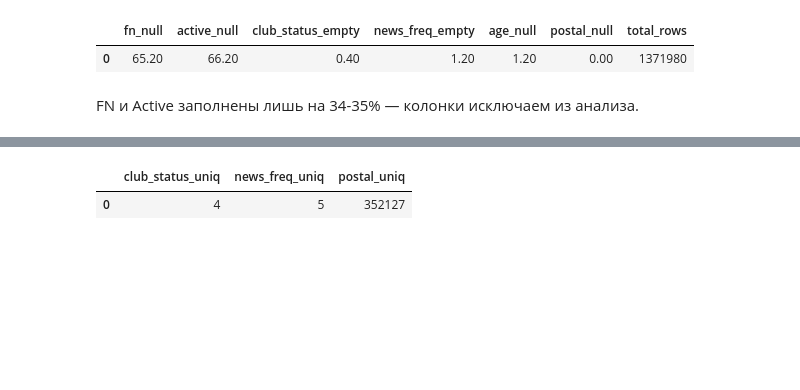
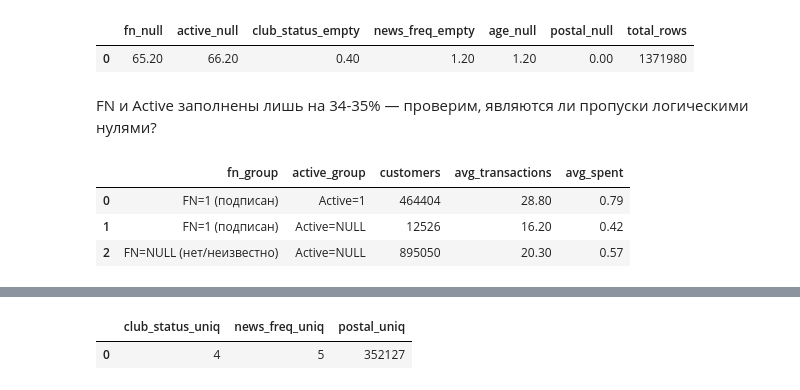
Before and after one commit to k1ruxaK/hm-customer-analytics, a Jupyter notebook: notebooks/01_eda.ipynb, the cells around one changed output, grey strips where cells are left out. Drawn from its saved outputs; the diff is of its cells as text; code cells hidden in the pictures; blank space fills up the shorter version.

Commit message:
"сделал когортный анализ"

```diff
--- a/notebooks/01_eda.ipynb
+++ b/notebooks/01_eda.ipynb
@@ -224,4 +224,33 @@ display(miss_pct)
 |  | fn_null | active_null | club_status_empty | news_freq_empty | age_null | postal_null | total_rows |
 | 0 | 65.20 | 66.20 | 0.40 | 1.20 | 1.20 | 0.00 | 1371980 |
 # %% [markdown]
-FN и Active заполнены лишь на 34-35% — колонки исключаем из анализа.
+FN и Active заполнены лишь на 34-35% — проверим, являются ли пропуски логическими нулями?
+# %%
+fn_check = q("""
+SELECT
+    CASE WHEN FN = 1 THEN 'FN=1 (подписан)'
+         ELSE 'FN=NULL (нет/неизвестно)'
+    END AS fn_group,
+    CASE WHEN Active = 1 THEN 'Active=1'
+         ELSE 'Active=NULL'
+    END AS active_group,
+    count(DISTINCT c.customer_id) AS customers,
+    round(avg(tx.tx_count), 1)    AS avg_transactions,
+    round(avg(tx.total_spent), 4) AS avg_spent
+FROM hm.customers c
+LEFT JOIN (
+    SELECT customer_id,
+           count()    AS tx_count,
+           sum(price) AS total_spent
+    FROM hm.transactions
+    GROUP BY customer_id
+) tx ON c.customer_id = tx.customer_id
+GROUP BY fn_group, active_group
+ORDER BY fn_group, active_group
+""")
+display(fn_check)
+# %% [output]
+|  | fn_group | active_group | customers | avg_transactions | avg_spent |
+| 0 | FN=1 (подписан) | Active=1 | 464404 | 28.80 | 0.79 |
+| 1 | FN=1 (подписан) | Active=NULL | 12526 | 16.20 | 0.42 |
+| 2 | FN=NULL (нет/неизвестно) | Active=NULL | 895050 | 20.30 | 0.57 |
```
Also changed, not shown: parts of 2 cells of this notebook, 2 other files.
